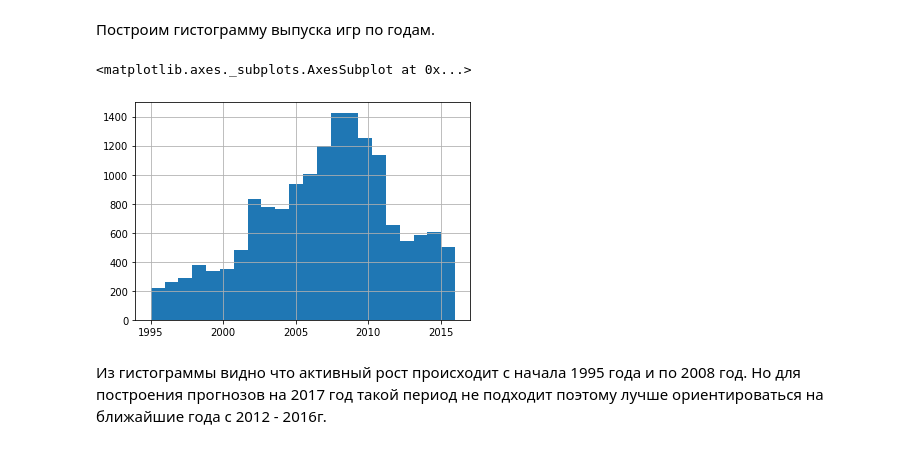
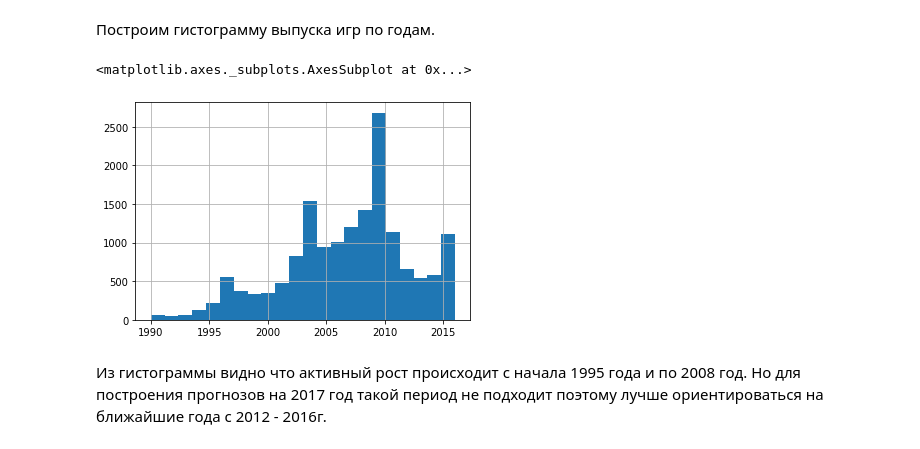
Before and after one commit to kozyreviva/Data_Science, a Jupyter notebook: Сборный_проект_1_.ipynb, the cells around one changed output. Saved outputs shown, nothing was run; the diff lists cells and outputs as text; code cells hidden in the pictures.

```diff
--- a/Сборный_проект_1_.ipynb
+++ b/Сборный_проект_1_.ipynb
@@ -155,5 +159,7 @@ df.query("critic_score.isna()",engine = "python")
-# %%
-df= df.dropna()                                                                                                     #удаление пропусков
+# %%
+df["critic_score"] = df["critic_score"].fillna(-1)
+df["user_score"] = df["user_score"].fillna(-1)
+df["rating"] = df["rating"].fillna("Unknown")                                                                                               #заполнение пропусков
 # %% [markdown]
 Проверим столбец 'user_score'.
 
@@ -248,10 +255,10 @@ df.head()
 # %% [markdown]
 Построим гистограмму выпуска игр по годам.
 # %%
-df.year_of_release.hist(bins = 22, figsize = (6,4), range = (1995, 2016))                                                                     #постройка гистограммы
+df.year_of_release.hist(bins = 22, figsize = (6,4), range = (1990, 2016))                                                                     #постройка гистограммы
 # %% [output]
 <matplotlib.axes._subplots.AxesSubplot at 0x...>
-[figure, old version]
+[figure, new version]
 # %% [markdown]
 Из гистограммы видно что активный рост происходит с начала 1995 года и по 2008 год. Но для построения прогнозов на 2017 год такой период не подходит поэтому лучше ориентироваться на ближайшие года с 2012 - 2016г.
 # %% [markdown]
```
Also changed, not shown: parts of 31 cells of this notebook.
